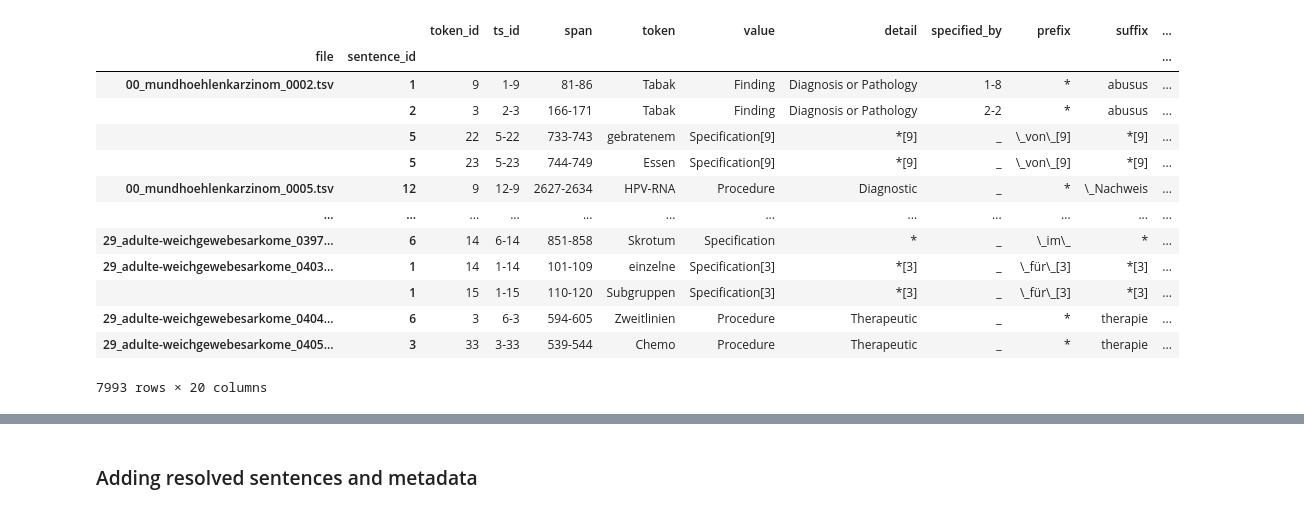
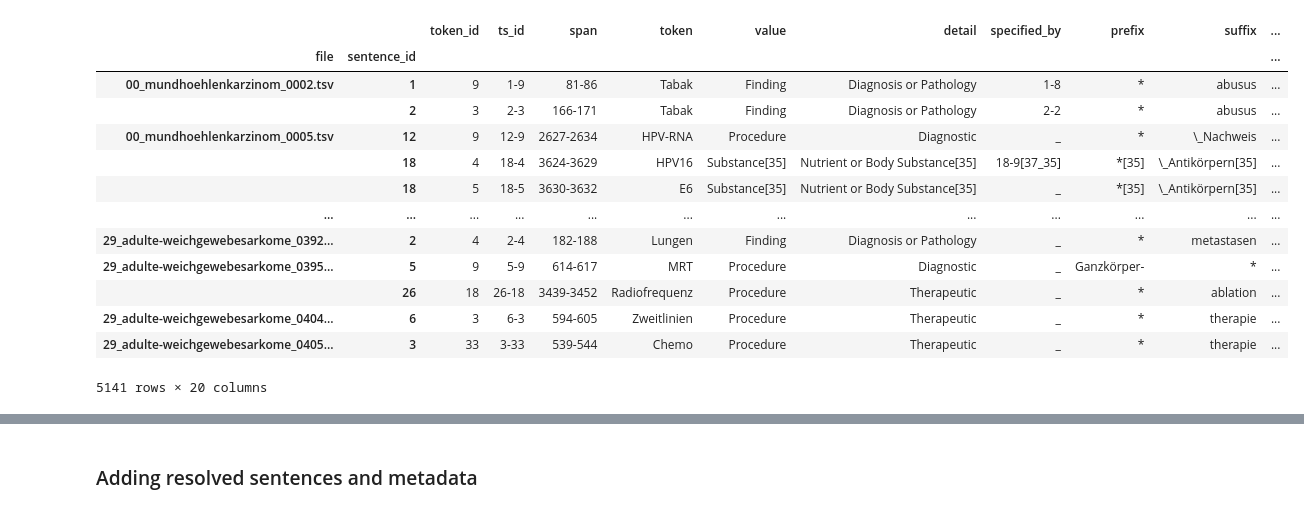
Before and after one commit to hpi-dhc/ggponc_annotation, a Jupyter notebook: notebooks/05_Ellipses.ipynb, the cells around one changed output, grey strips where cells are left out. Drawn from its saved outputs; the diff is of its cells as text; code cells hidden in the pictures.

```diff
--- a/notebooks/05_Ellipses.ipynb
+++ b/notebooks/05_Ellipses.ipynb
@@ -65,20 +80,20 @@ len(ellipses)
 # %%
-ellipses
+ellipses[~ellipses.fragment.str.match(EMPTY_REGEX)]
 # %% [output]
 |  |  | token_id | ts_id | span | token | value | detail | specified_by | prefix | suffix | ... |
 | file | sentence_id |  |  |  |  |  |  |  |  |  | ... |
 | 00_mundhoehlenkarzinom_0002.tsv | 1 | 9 | 1-9 | 81-86 | Tabak | Finding | Diagnosis or Pathology | 1-8 | * | abusus | ... |
 |  | 2 | 3 | 2-3 | 166-171 | Tabak | Finding | Diagnosis or Pathology | 2-2 | * | abusus | ... |
-|  | 5 | 22 | 5-22 | 733-743 | gebratenem | Specification[9] | *[9] | _ | \_von\_[9] | *[9] | ... |
-|  | 5 | 23 | 5-23 | 744-749 | Essen | Specification[9] | *[9] | _ | \_von\_[9] | *[9] | ... |
 | 00_mundhoehlenkarzinom_0005.tsv | 12 | 9 | 12-9 | 2627-2634 | HPV-RNA | Procedure | Diagnostic | _ | * | \_Nachweis | ... |
+|  | 18 | 4 | 18-4 | 3624-3629 | HPV16 | Substance[35] | Nutrient or Body Substance[35] | 18-9[37_35] | *[35] | \_Antikörpern[35] | ... |
+|  | 18 | 5 | 18-5 | 3630-3632 | E6 | Substance[35] | Nutrient or Body Substance[35] | _ | *[35] | \_Antikörpern[35] | ... |
 | ... | ... | ... | ... | ... | ... | ... | ... | ... | ... | ... | ... |
-| 29_adulte-weichgewebesarkome_0397... | 6 | 14 | 6-14 | 851-858 | Skrotum | Specification | * | _ | \_im\_ | * | ... |
-| 29_adulte-weichgewebesarkome_0403... | 1 | 14 | 1-14 | 101-109 | einzelne | Specification[3] | *[3] | _ | \_für\_[3] | *[3] | ... |
-|  | 1 | 15 | 1-15 | 110-120 | Subgruppen | Specification[3] | *[3] | _ | \_für\_[3] | *[3] | ... |
+| 29_adulte-weichgewebesarkome_0392... | 2 | 4 | 2-4 | 182-188 | Lungen | Finding | Diagnosis or Pathology | _ | * | metastasen | ... |
+| 29_adulte-weichgewebesarkome_0395... | 5 | 9 | 5-9 | 614-617 | MRT | Procedure | Diagnostic | _ | Ganzkörper- | * | ... |
+|  | 26 | 18 | 26-18 | 3439-3452 | Radiofrequenz | Procedure | Therapeutic | _ | * | ablation | ... |
 | 29_adulte-weichgewebesarkome_0404... | 6 | 3 | 6-3 | 594-605 | Zweitlinien | Procedure | Therapeutic | _ | * | therapie | ... |
 | 29_adulte-weichgewebesarkome_0405... | 3 | 33 | 3-33 | 539-544 | Chemo | Procedure | Therapeutic | _ | * | therapie | ... |
-7993 rows × 20 columns
+5141 rows × 20 columns
 # %%
 %%time
 results = resolve_ellipses(ellipses, iob_df)
```
Also changed, not shown: parts of 28 cells of this notebook.
